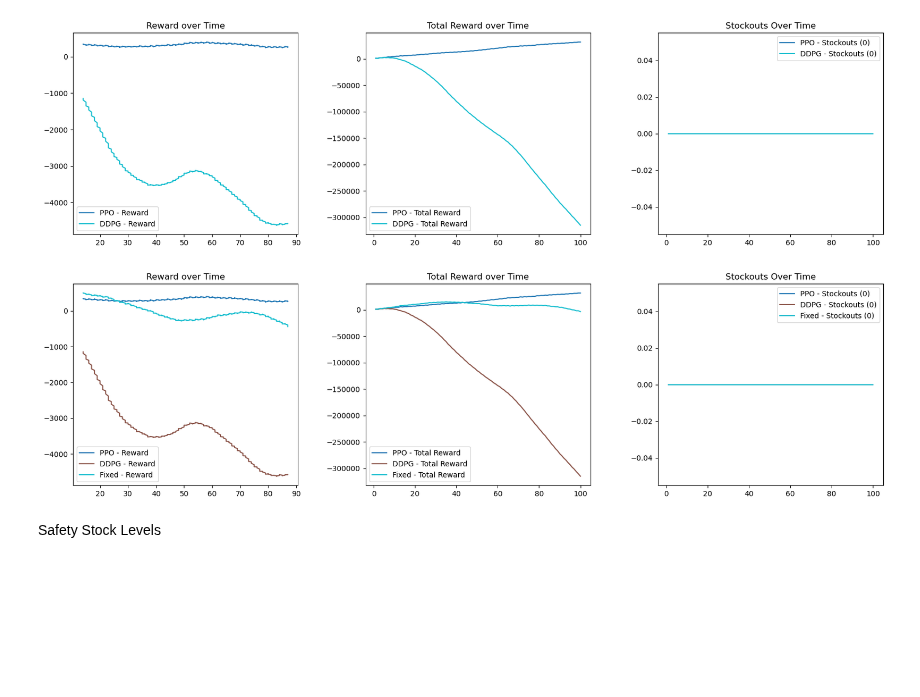
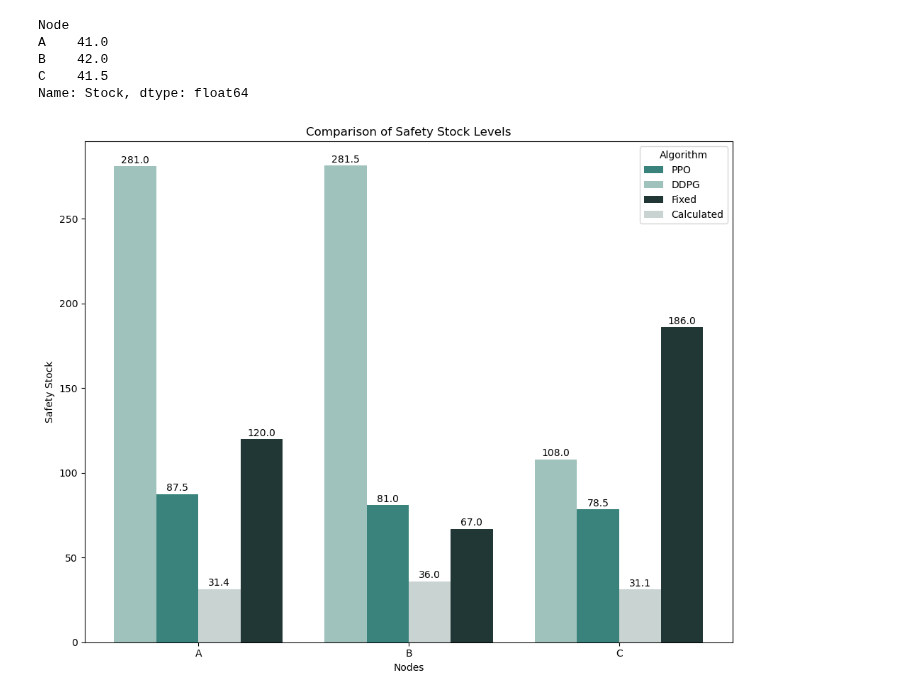
Before and after one commit to jonas-rer/RL_SCM, a Jupyter notebook: Final/00_safety_stock_optimization.ipynb, the cells around one changed output. Drawn from its saved outputs; the diff is of its cells as text; code cells hidden in the pictures; blank space fills up the shorter version.

```diff
--- a/Final/00_safety_stock_optimization.ipynb
+++ b/Final/00_safety_stock_optimization.ipynb
@@ -29,10 +14,66 @@ labels_all = ['PPO', 'DDPG', 'Fixed']
-# %%
-benchmark_plot(df_rl, label_rl)
-# %% [output]
-[figure, removed]
-# %%
-benchmark_plot(df_all, labels_all)
-# %% [output]
-[figure, removed]
-# %% [markdown]
-Safety Stock Levels
+# %%
+safety_stock_ppo = df_ppo[(df_ppo['Action'] > 0) & (df_ppo['Backlog'] == False)].groupby('Node')['Stock'].median()
+safety_stock_ddpg = df_ddpg[(df_ddpg['Action'] > 0) & (df_ddpg['Backlog'] == False)].groupby('Node')['Stock'].median()
+safety_stock_fixed = df_fixed[(df_fixed['Action'] > 0) & (df_fixed['Backlog'] == False)].groupby('Node')['Stock'].median()
+
+safety_stock_heuristic_test = df_heuristic[(df_heuristic['Action'] > 0) & (df_heuristic['Backlog'] == False)].groupby('Node')['Stock'].median()
+
+safety_stock_heuristic = {'A': 31.41, 'B': 36.05, 'C': 31.07}
+safety_stock_heuristic = pd.Series(safety_stock_heuristic, name='Stock')
+safety_stock_heuristic.index.name = 'Node'
+# %%
+safety_stock_heuristic_test
+# %% [output]
+Node
+A    41.0
+B    42.0
+C    41.5
+Name: Stock, dtype: float64
+# %%
+# Combine the safety stock data into a single DataFrame
+safety_stock_df = pd.DataFrame({
+    'PPO': safety_stock_ppo,
+    'DDPG': safety_stock_ddpg,
+    'Fixed': safety_stock_fixed,
+    'Calculated': safety_stock_heuristic
+}).reset_index()
+
+# Define bar width and positions
+bar_width = 0.2
+nodes = safety_stock_df['Node']
+x = np.arange(len(nodes))  # Position of nodes on x-axis
+
+# Plot bars for each algorithm
+plt.figure(figsize=(10, 8))
+bars_ppo = plt.bar(x - bar_width / 2, safety_stock_df['PPO'], width=bar_width, label='PPO', color='#3A837C')
+bars_ddpg = plt.bar(x - bar_width * 1.5, safety_stock_df['DDPG'], width=bar_width, label='DDPG', color='#A0C2BC')
+bars_fixed = plt.bar(x + bar_width * 1.5, safety_stock_df['Fixed'], width=bar_width, label='Fixed', color='#213735')
+bars_heuristic = plt.bar(x + bar_width * 0.5, safety_stock_df['Calculated'], width=bar_width, label='Calculated', color='#C9D3D2')
+
+# #000000 for black
+colors = ["#3A837C", "#A0C2BC", "#C9D3D2", "#213735", "cyan"]
+
+# Annotate the bars with safety stock values
+for bars in [bars_ppo, bars_ddpg, bars_fixed, bars_heuristic]:
+    for bar in bars:
+        height = bar.get_height()
+        plt.text(
+            bar.get_x() + bar.get_width() / 2,
+            height + 0.5,
+            f'{height:.1f}',
+            ha='center',
+            va='bottom'
+        )
+
+# Customize the plot
+plt.xlabel('Nodes')
+plt.ylabel('Safety Stock')
+plt.title('Comparison of Safety Stock Levels')
+plt.xticks(x, nodes)  # Set node labels on the x-axis
+plt.legend(title='Algorithm')
+plt.tight_layout()
+
+# Show the plot
+plt.show()
+# %% [output]
+[figure, added]
```
Also changed, not shown: parts of 3 cells of this notebook, 11 other files.
